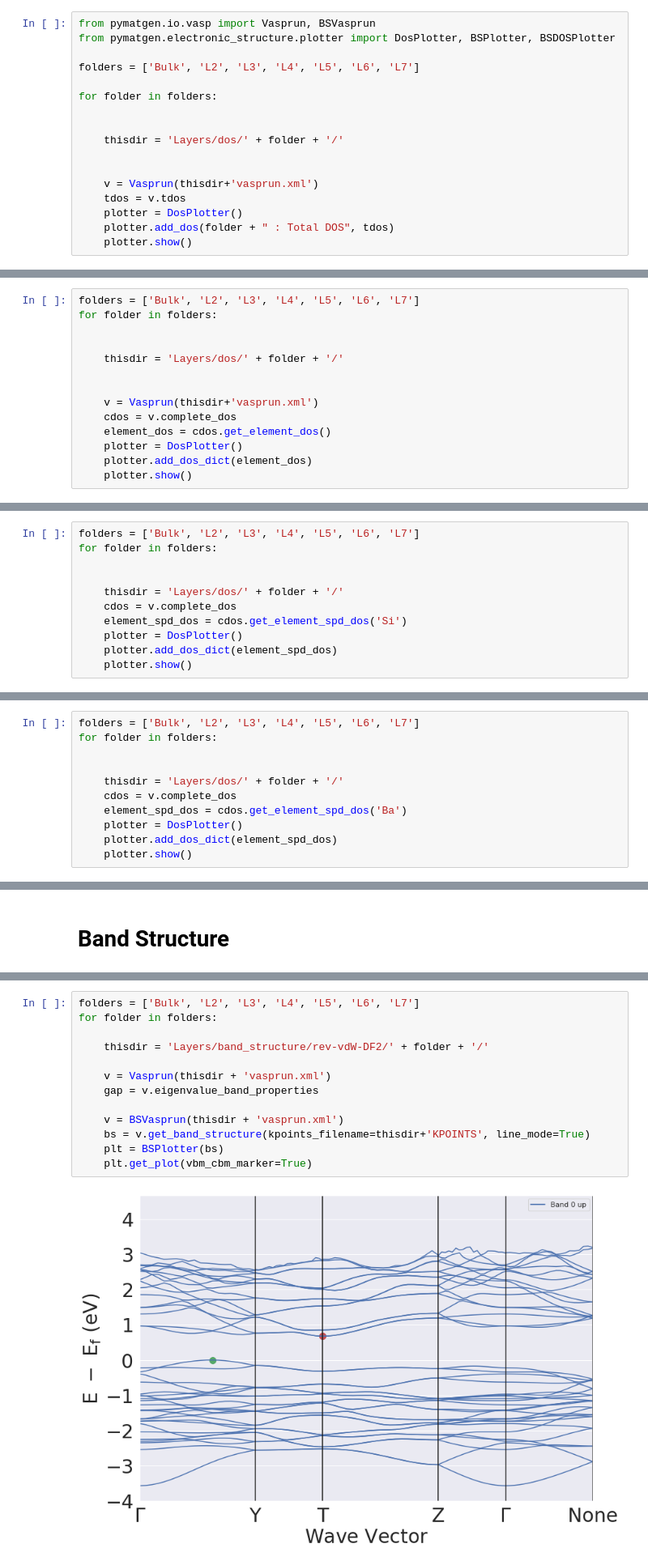
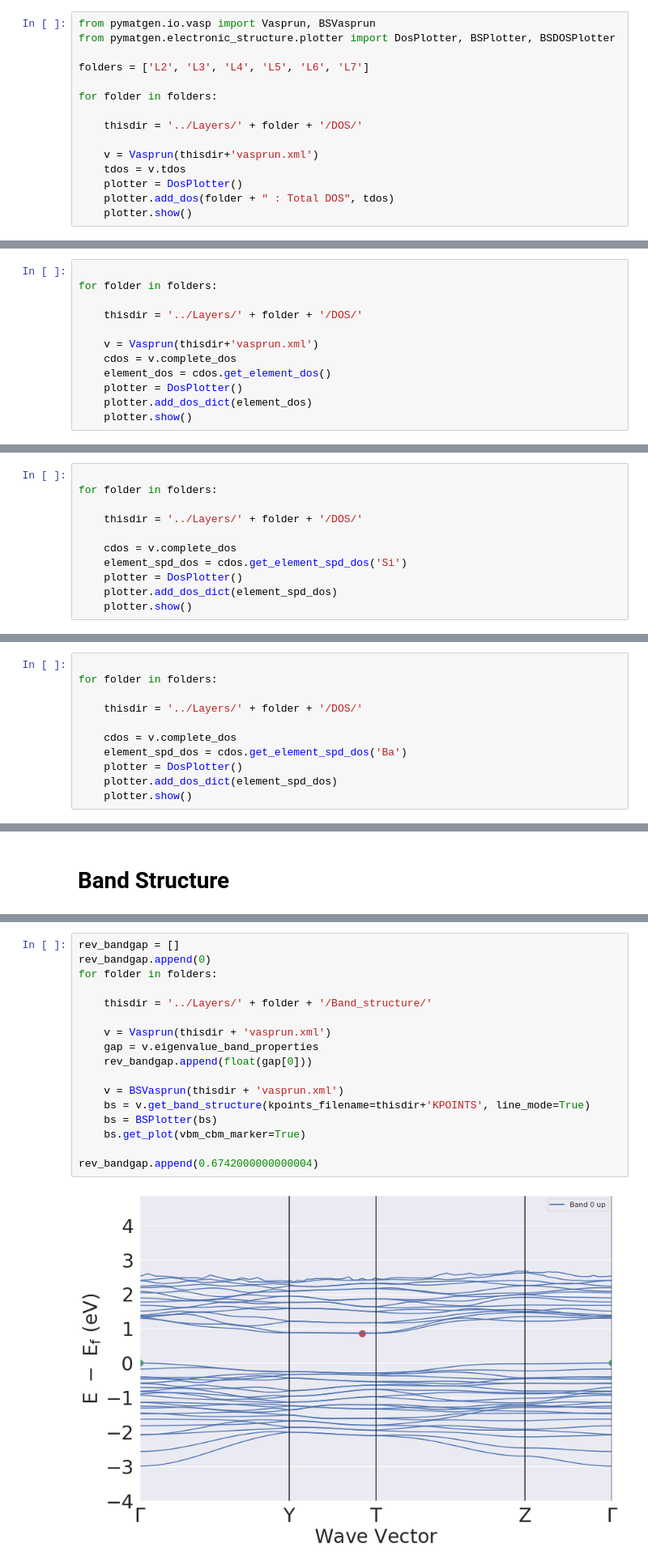
Before and after one commit to Moejay10/DFT, a Jupyter notebook: Results/Notebooks/2D_Analysis.ipynb, the cells around one changed output, grey strips where cells are left out. Shown at 81% size. Drawn from its saved outputs; the diff is of its cells as text.

```diff
--- a/Results/Notebooks/2D_Analysis.ipynb
+++ b/Results/Notebooks/2D_Analysis.ipynb
@@ -524,13 +737,11 @@ plt.legend(['LDA'])
 from pymatgen.io.vasp import Vasprun, BSVasprun
 from pymatgen.electronic_structure.plotter import DosPlotter, BSPlotter, BSDOSPlotter
 
-folders = ['Bulk', 'L2', 'L3', 'L4', 'L5', 'L6', 'L7']
+folders = ['L2', 'L3', 'L4', 'L5', 'L6', 'L7']
 
 for folder in folders:
 
-
-    thisdir = 'Layers/dos/' + folder + '/'
-
+    thisdir = '../Layers/' + folder + '/DOS/'
 
     v = Vasprun(thisdir+'vasprun.xml')
     tdos = v.tdos
@@ -548,12 +758,10 @@ for folder in folders:
 # %% [markdown]
 ## Elemental DOS
 # %%
-folders = ['Bulk', 'L2', 'L3', 'L4', 'L5', 'L6', 'L7']
+
 for folder in folders:
 
-
-    thisdir = 'Layers/dos/' + folder + '/'
-
+    thisdir = '../Layers/' + folder + '/DOS/'
 
     v = Vasprun(thisdir+'vasprun.xml')
     cdos = v.complete_dos
@@ -572,11 +779,11 @@ for folder in folders:
 # %% [markdown]
 ### Si spd DOS
 # %%
-folders = ['Bulk', 'L2', 'L3', 'L4', 'L5', 'L6', 'L7']
+
 for folder in folders:
 
+    thisdir = '../Layers/' + folder + '/DOS/'
 
-    thisdir = 'Layers/dos/' + folder + '/'
     cdos = v.complete_dos
     element_spd_dos = cdos.get_element_spd_dos('Si')
     plotter = DosPlotter()
@@ -593,11 +799,11 @@ for folder in folders:
 # %% [markdown]
 ### Ba spd DOS
 # %%
-folders = ['Bulk', 'L2', 'L3', 'L4', 'L5', 'L6', 'L7']
+
 for folder in folders:
 
+    thisdir = '../Layers/' + folder + '/DOS/'
 
-    thisdir = 'Layers/dos/' + folder + '/'
     cdos = v.complete_dos
     element_spd_dos = cdos.get_element_spd_dos('Ba')
     plotter = DosPlotter()
@@ -618,15 +821,19 @@ for folder in folders:
 # %%
-folders = ['Bulk', 'L2', 'L3', 'L4', 'L5', 'L6', 'L7']
+rev_bandgap = []
+rev_bandgap.append(0)
 for folder in folders:
 
-    thisdir = 'Layers/band_structure/rev-vdW-DF2/' + folder + '/'
+    thisdir = '../Layers/' + folder + '/Band_structure/'
 
     v = Vasprun(thisdir + 'vasprun.xml')
     gap = v.eigenvalue_band_properties
+    rev_bandgap.append(float(gap[0]))
 
     v = BSVasprun(thisdir + 'vasprun.xml')
     bs = v.get_band_structure(kpoints_filename=thisdir+'KPOINTS', line_mode=True)
-    plt = BSPlotter(bs)
-    plt.get_plot(vbm_cbm_marker=True)
+    bs = BSPlotter(bs)
+    bs.get_plot(vbm_cbm_marker=True)
+
+rev_bandgap.append(0.6742000000000004)
 # %% [output]
-[figure, old version]
+[figure, new version]
```
Also changed, not shown: parts of 37 cells of this notebook.
